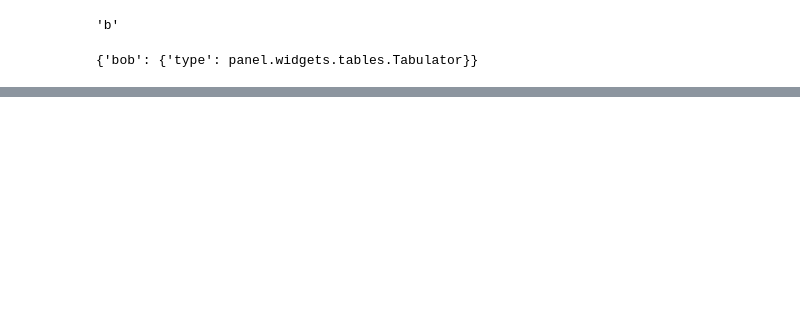
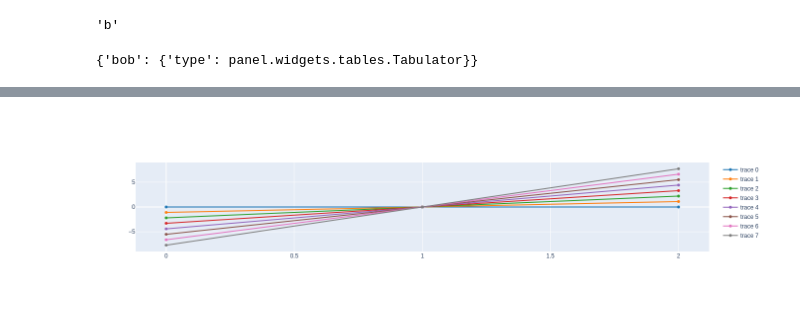
Before and after one commit to atantet/agri-notebooks, a Jupyter notebook: bilan_hydrique_observation_horaire.ipynb, the cells around one changed output, grey strips where cells are left out. Saved outputs shown, nothing was run; the diff lists cells and outputs as text; code cells hidden in the pictures; blank space fills up the shorter version.

```diff
--- a/bilan_hydrique_observation_horaire.ipynb
+++ b/bilan_hydrique_observation_horaire.ipynb
@@ -81,0 +120,7 @@ False
+# %%
+fig = go.Figure()
+for k in range(8):
+    fig.add_trace(go.Scatter(x=s.index, y=s * 1.1 * k, line_color=DEFAULT_PLOTLY_COLORS[k]))
+fig.show()
+# %% [output]
+[figure, added]
```
Also changed, not shown: parts of 4 cells of this notebook, 2 other files.
